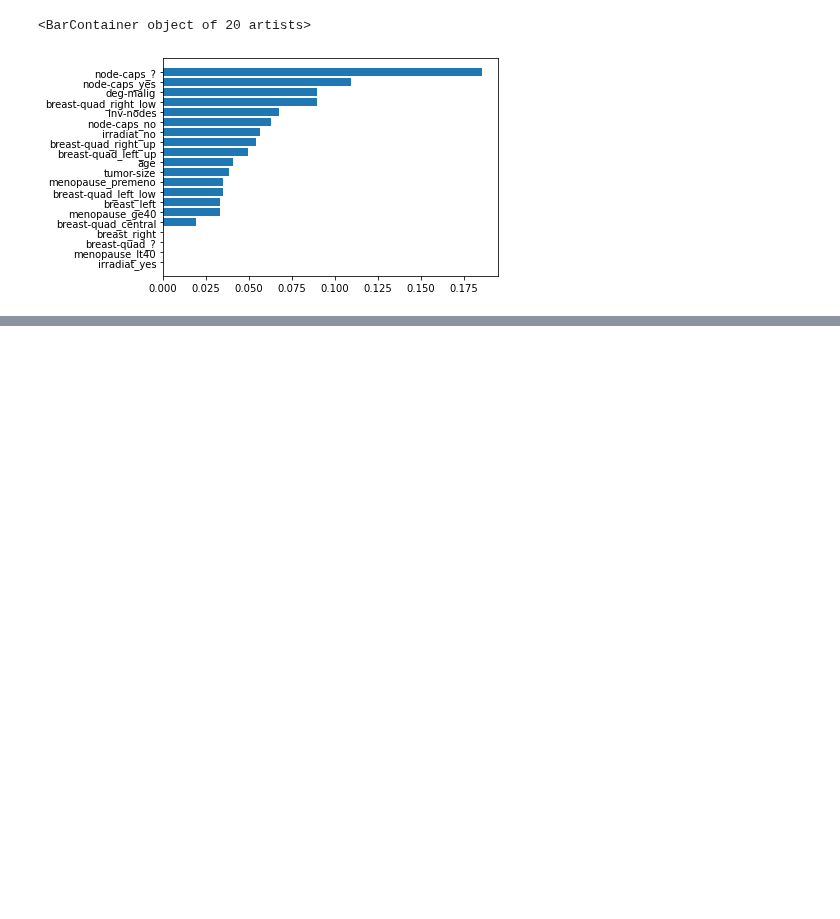
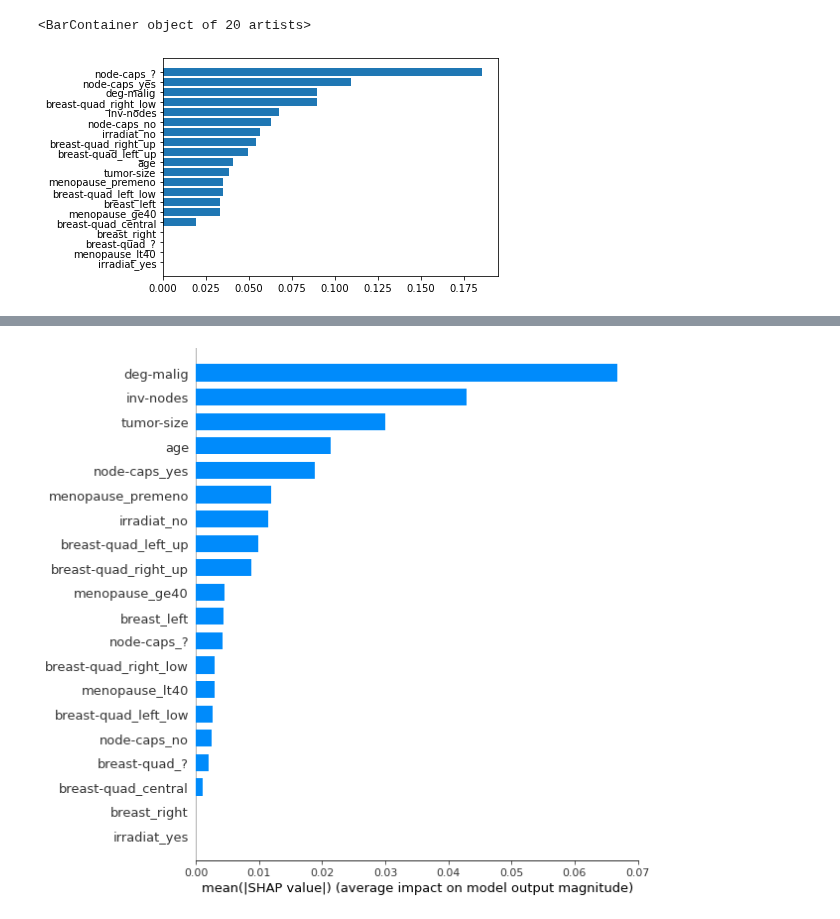
Before and after one commit to stureiko/GeekBrains, a Jupyter notebook: ML_in_business/lection7_materials/HW7.ipynb, the cells around one changed output, grey strips where cells are left out. Saved outputs shown, nothing was run; the diff lists cells and outputs as text; code cells hidden in the pictures; blank space fills up the shorter version.

```diff
--- a/ML_in_business/lection7_materials/HW7.ipynb
+++ b/ML_in_business/lection7_materials/HW7.ipynb
@@ -115,0 +144,4 @@ model.
+# %%
+shap.summary_plot(shap_values, x_train, plot_type="bar")
+# %% [output]
+[figure, added]
```
Also changed, not shown: parts of 8 cells of this notebook.
